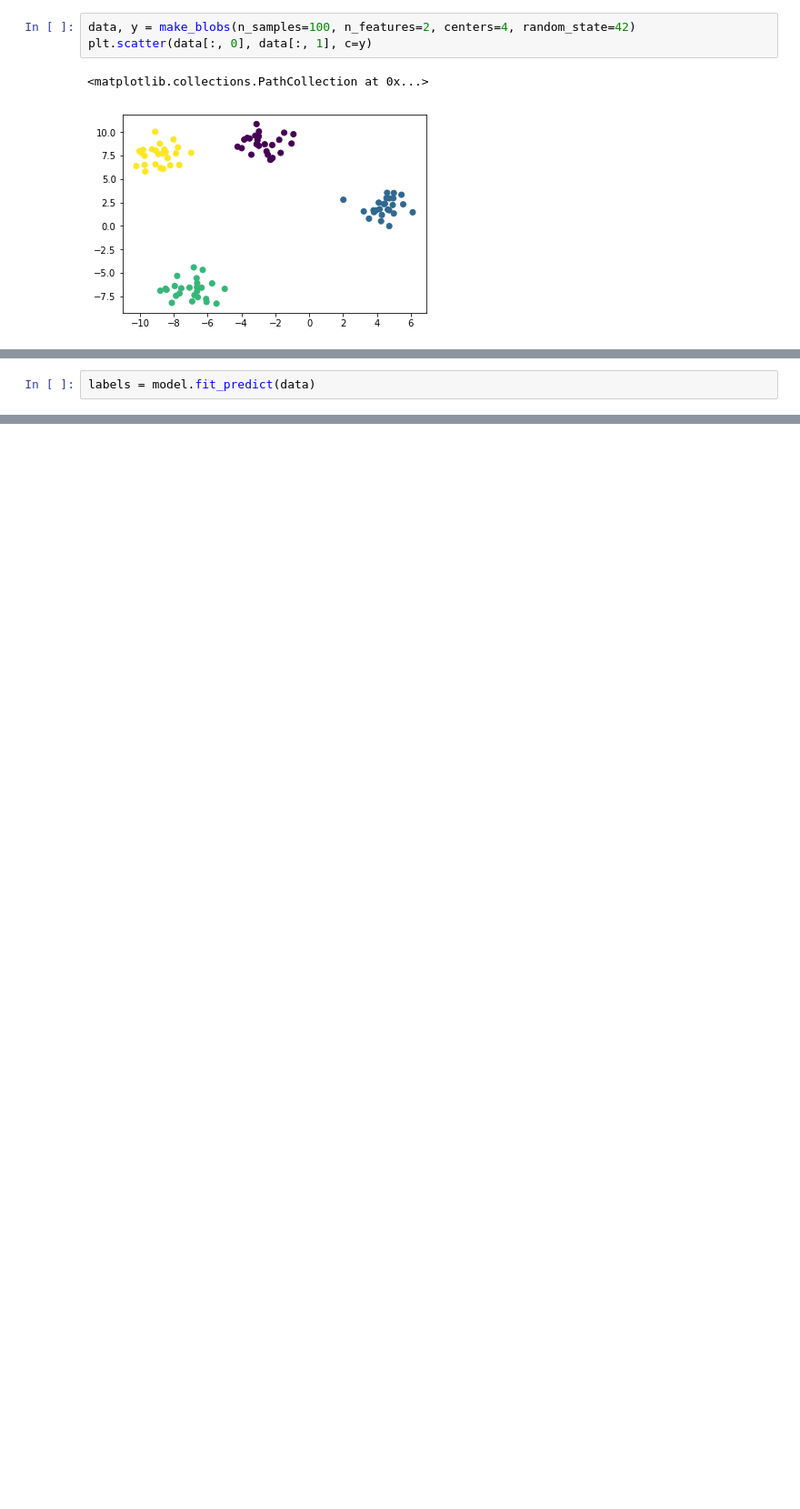
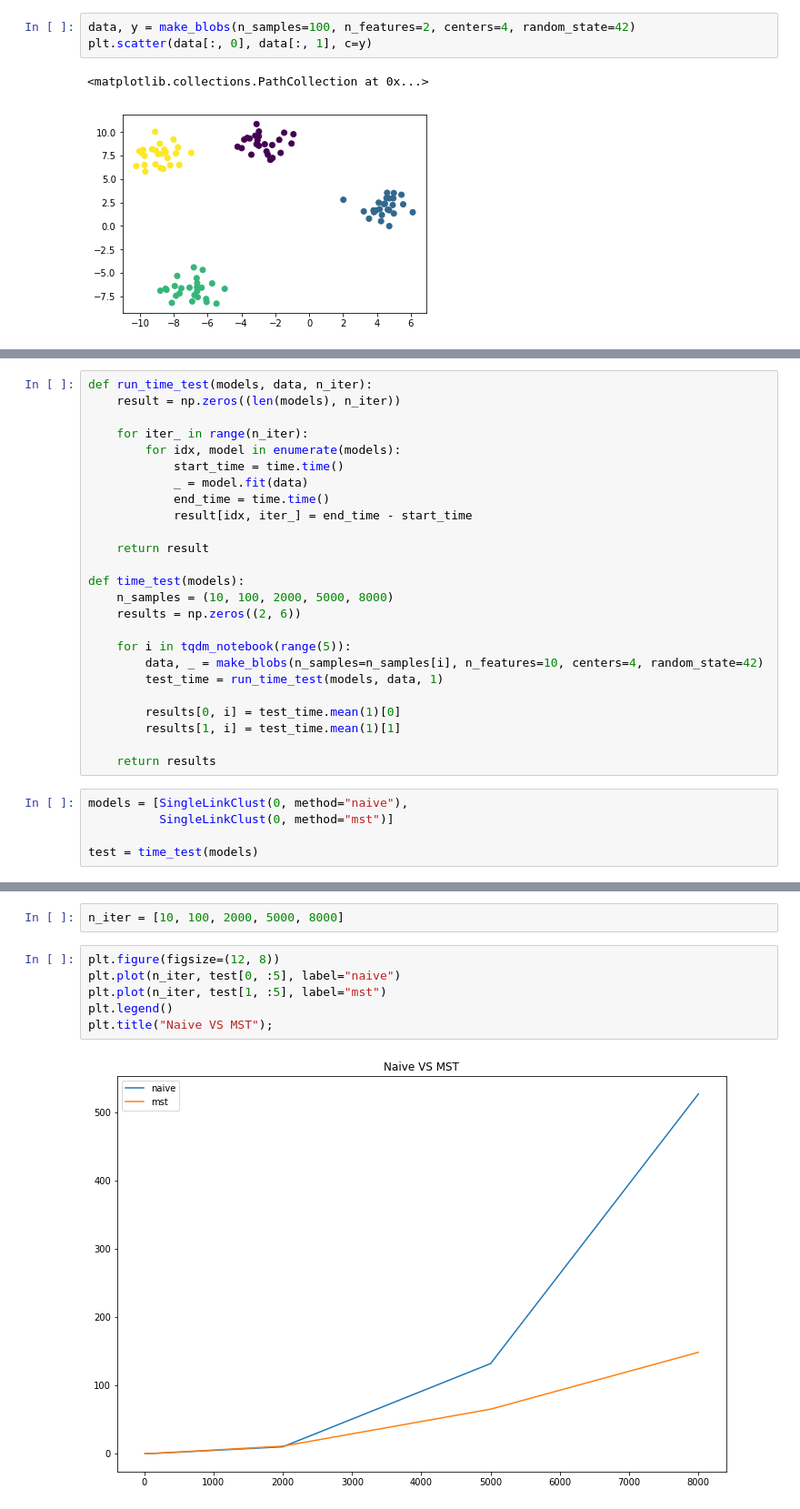
Before and after one commit to Howuhh/mst_clustering, a Jupyter notebook: report.ipynb, the cells around one changed output, grey strips where cells are left out. Shown at 91% size. Cells and saved outputs as stored; diff of their text form; blank space fills up the shorter version.

```diff
--- a/report.ipynb
+++ b/report.ipynb
@@ -39,2 +78,0 @@ model = SingleLinkClust(4)
-# %%
-labels = model.fit_predict(data)
@@ -45,0 +96,30 @@ plt.scatter(data[:, 0], data[:, 1], c=scipy_labels)
+# %%
+def run_time_test(models, data, n_iter):
+    result = np.zeros((len(models), n_iter))
+
+    for iter_ in range(n_iter):
+        for idx, model in enumerate(models):
+            start_time = time.time()
+            _ = model.fit(data)
+            end_time = time.time()
+            result[idx, iter_] = end_time - start_time
+
+    return result
+
+def time_test(models):
+    n_samples = (10, 100, 2000, 5000, 8000)
+    results = np.zeros((2, 6))
+
+    for i in tqdm_notebook(range(5)):
+        data, _ = make_blobs(n_samples=n_samples[i], n_features=10, centers=4, random_state=42)
+        test_time = run_time_test(models, data, 1)
+
+        results[0, i] = test_time.mean(1)[0]
+        results[1, i] = test_time.mean(1)[1]
+
+    return results
+# %%
+models = [SingleLinkClust(0, method="naive"),
+          SingleLinkClust(0, method="mst")]
+
+test = time_test(models)
@@ -45,0 +128,10 @@ plt.scatter(data[:, 0], data[:, 1], c=scipy_labels)
+# %%
+n_iter = [10, 100, 2000, 5000, 8000]
+# %%
+plt.figure(figsize=(12, 8))
+plt.plot(n_iter, test[0, :5], label="naive")
+plt.plot(n_iter, test[1, :5], label="mst")
+plt.legend()
+plt.title("Naive VS MST");
+# %% [output]
+[figure, added]
```
Also changed, not shown: parts of 34 cells of this notebook, 4 other files.
